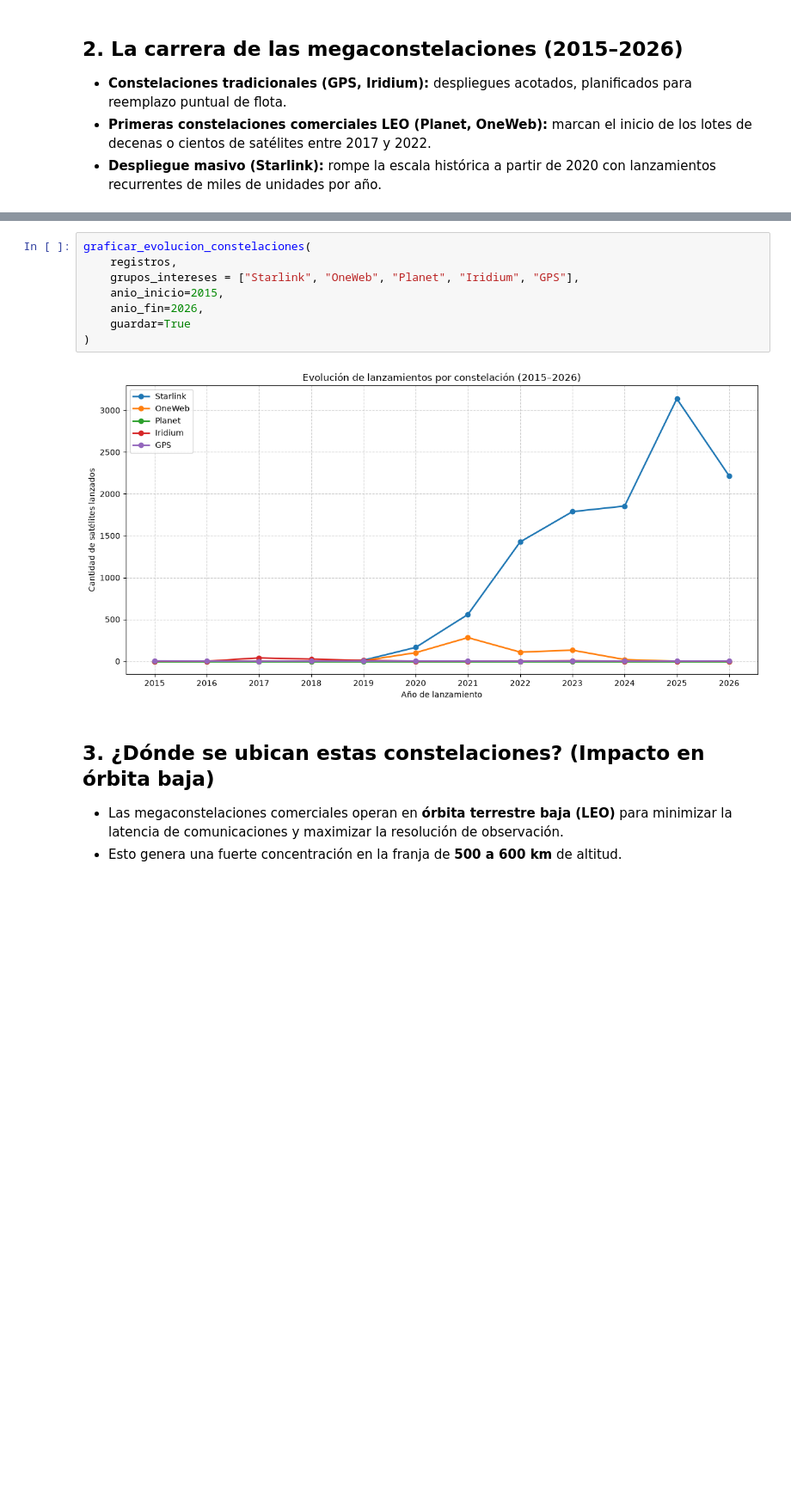
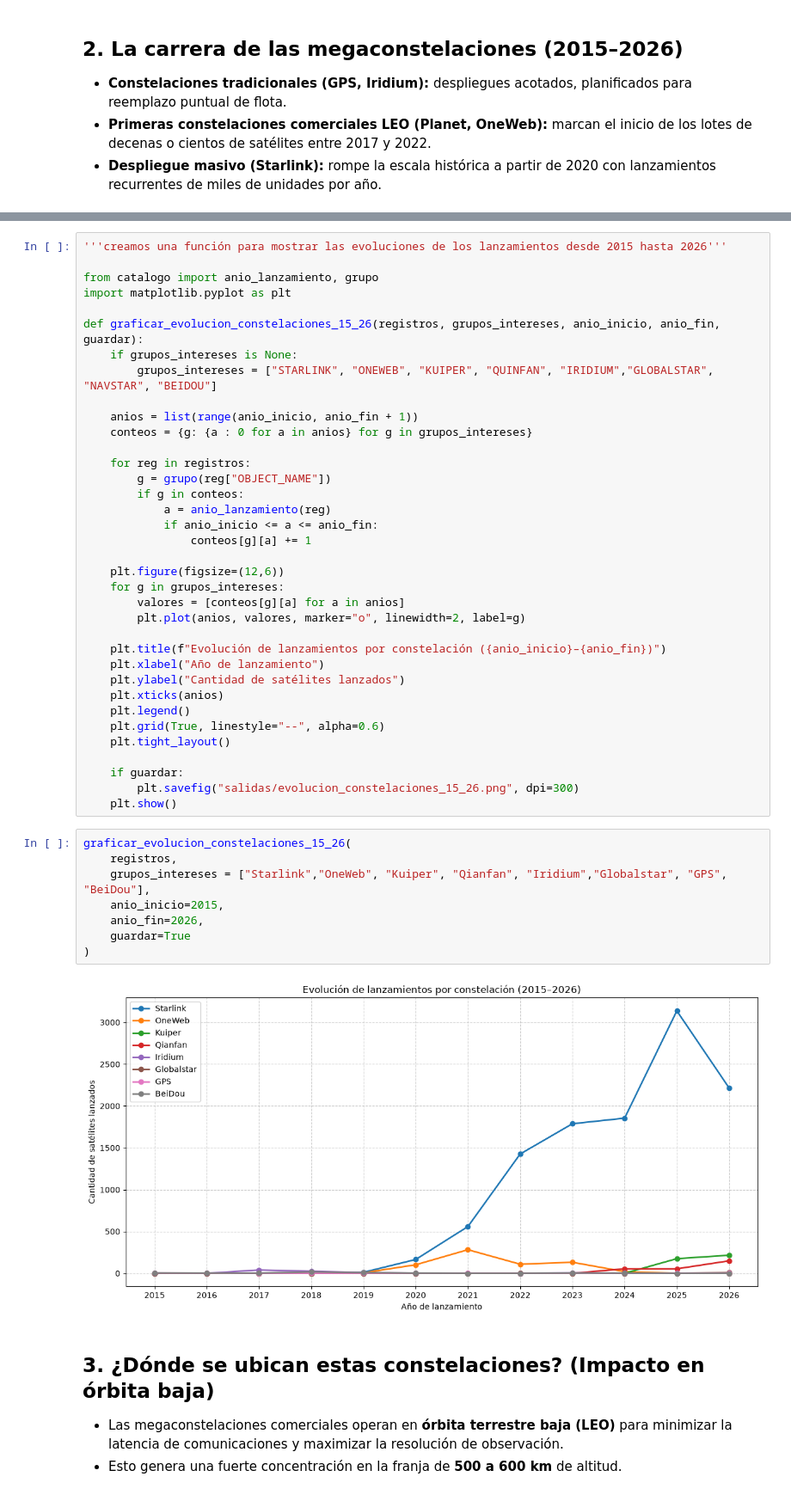
Before and after one commit to don-satur/proyesat, a Jupyter notebook: etapa_2/presentación_tema_libre.ipynb, the cells around one changed output, grey strips where cells are left out. Shown at 86% size. Saved outputs shown, nothing was run; the diff lists cells and outputs as text; blank space fills up the shorter version.

```diff
--- a/etapa_2/presentación_tema_libre.ipynb
+++ b/etapa_2/presentación_tema_libre.ipynb
@@ -43,13 +48,49 @@ graficar_lanzamientos_apilados(starlink_90_26, resto_90_26, guardar=False)
+# %%
+'''creamos una función para mostrar las evoluciones de los lanzamientos desde 2015 hasta 2026'''
+
+from catalogo import anio_lanzamiento, grupo
+import matplotlib.pyplot as plt
+
+def graficar_evolucion_constelaciones_15_26(registros, grupos_intereses, anio_inicio, anio_fin, guardar):
+    if grupos_intereses is None:
+        grupos_intereses = ["STARLINK", "ONEWEB", "KUIPER", "QUINFAN", "IRIDIUM","GLOBALSTAR", "NAVSTAR", "BEIDOU"]
+
+    anios = list(range(anio_inicio, anio_fin + 1))
+    conteos = {g: {a : 0 for a in anios} for g in grupos_intereses}
+
+    for reg in registros:
+        g = grupo(reg["OBJECT_NAME"])
+        if g in conteos:
+            a = anio_lanzamiento(reg)
+            if anio_inicio <= a <= anio_fin:
+                conteos[g][a] += 1
+
+    plt.figure(figsize=(12,6))
+    for g in grupos_intereses:
+        valores = [conteos[g][a] for a in anios]
+        plt.plot(anios, valores, marker="o", linewidth=2, label=g)
+
+    plt.title(f"Evolución de lanzamientos por constelación ({anio_inicio}–{anio_fin})")
+    plt.xlabel("Año de lanzamiento")
+    plt.ylabel("Cantidad de satélites lanzados")
+    plt.xticks(anios)
+    plt.legend()
+    plt.grid(True, linestyle="--", alpha=0.6)
+    plt.tight_layout()
+
+    if guardar:
+        plt.savefig("salidas/evolucion_constelaciones_15_26.png", dpi=300)
+    plt.show()
 # %%
-graficar_evolucion_constelaciones(
+graficar_evolucion_constelaciones_15_26(
     registros,
-    grupos_intereses = ["Starlink", "OneWeb", "Planet", "Iridium", "GPS"],
+    grupos_intereses = ["Starlink","OneWeb", "Kuiper", "Qianfan", "Iridium","Globalstar", "GPS", "BeiDou"],
     anio_inicio=2015,
     anio_fin=2026,
     guardar=True
 )
 # %% [output]
-[figure, old version]
+[figure, new version]
 # %% [markdown]
 ## 3. ¿Dónde se ubican estas constelaciones? (Impacto en órbita baja)
 * Las megaconstelaciones comerciales operan en **órbita terrestre baja (LEO)** para minimizar la latencia de comunicaciones y maximizar la resolución de observación.
```
Also changed, not shown: parts of 4 cells of this notebook, 12 other files.
